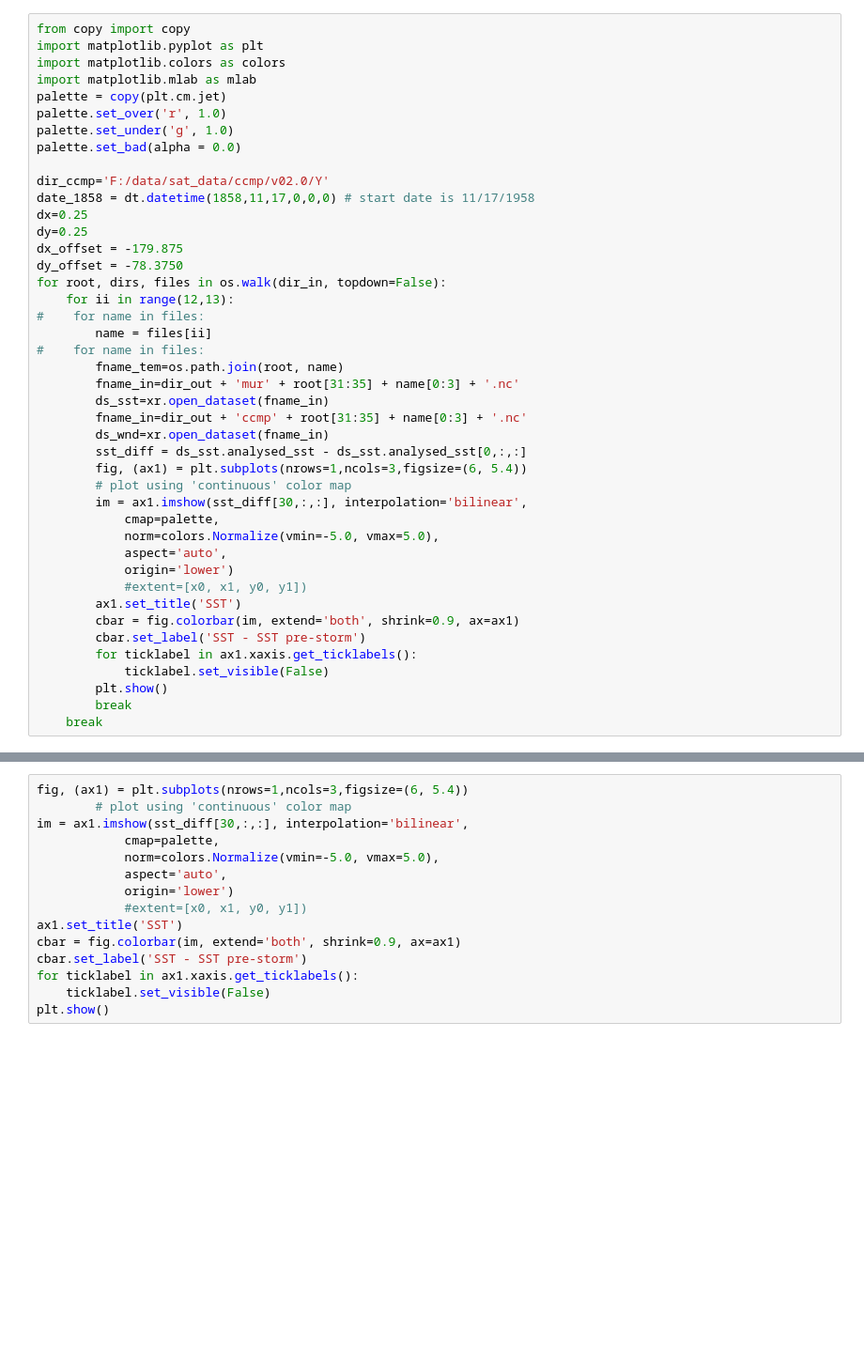
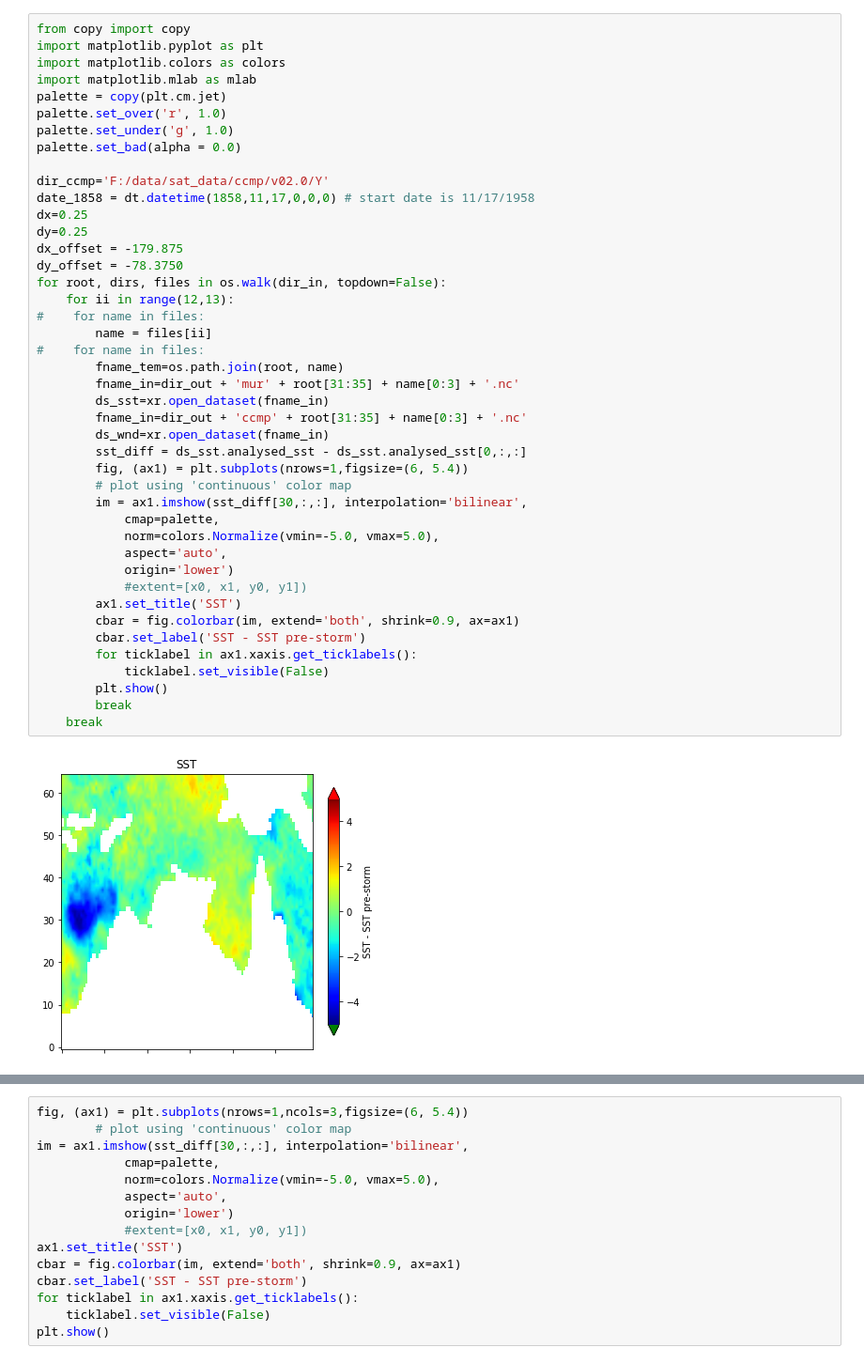
Before and after one commit to cgentemann/storm_heat_content, a Jupyter notebook: Storm_sst_test_xarray.ipynb, the cells around one changed output, grey strips where cells are left out. Shown at 94% size. Cells and saved outputs as stored; diff of their text form; blank space fills up the shorter version.

Commit message:
new figures with colorbars

```diff
--- a/Storm_sst_test_xarray.ipynb
+++ b/Storm_sst_test_xarray.ipynb
@@ -38,34 +36,36 @@ date_1858 = dt.datetime(1858,11,17,0,0,0) # start date is 11/17/1958
 dx=0.25
 dy=0.25
 dx_offset = -179.875
 dy_offset = -78.3750
 for root, dirs, files in os.walk(dir_in, topdown=False):
     for ii in range(12,13):
 #    for name in files:
         name = files[ii]
 #    for name in files:
         fname_tem=os.path.join(root, name)
         fname_in=dir_out + 'mur' + root[31:35] + name[0:3] + '.nc'
         ds_sst=xr.open_dataset(fname_in)
         fname_in=dir_out + 'ccmp' + root[31:35] + name[0:3] + '.nc'
         ds_wnd=xr.open_dataset(fname_in)
         sst_diff = ds_sst.analysed_sst - ds_sst.analysed_sst[0,:,:]
-        fig, (ax1) = plt.subplots(nrows=1,ncols=3,figsize=(6, 5.4))
+        fig, (ax1) = plt.subplots(nrows=1,figsize=(6, 5.4))
         # plot using 'continuous' color map
         im = ax1.imshow(sst_diff[30,:,:], interpolation='bilinear',
             cmap=palette,
             norm=colors.Normalize(vmin=-5.0, vmax=5.0),
             aspect='auto',
             origin='lower')
             #extent=[x0, x1, y0, y1])
         ax1.set_title('SST')
         cbar = fig.colorbar(im, extend='both', shrink=0.9, ax=ax1)
         cbar.set_label('SST - SST pre-storm')
         for ticklabel in ax1.xaxis.get_ticklabels():
             ticklabel.set_visible(False)
         plt.show()
         break
     break
+# %% [output]
+[figure, added]
 # %%
 ds_wnd
 # %% [output]
```
Also changed, not shown: parts of 4 cells of this notebook.
